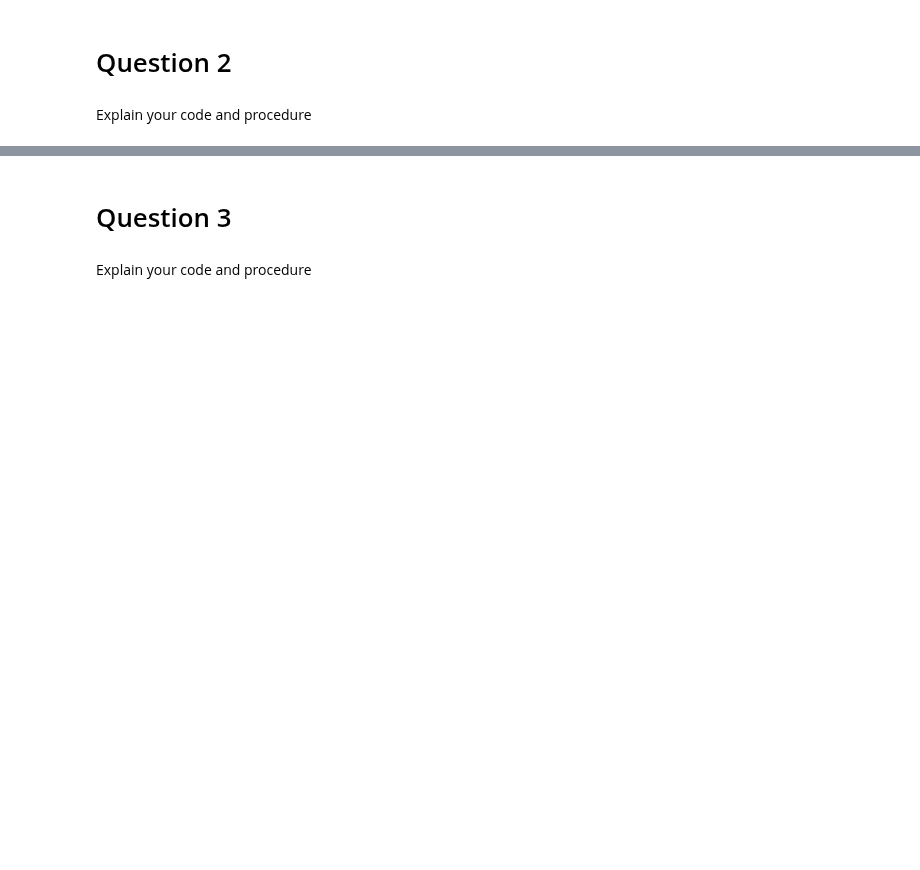
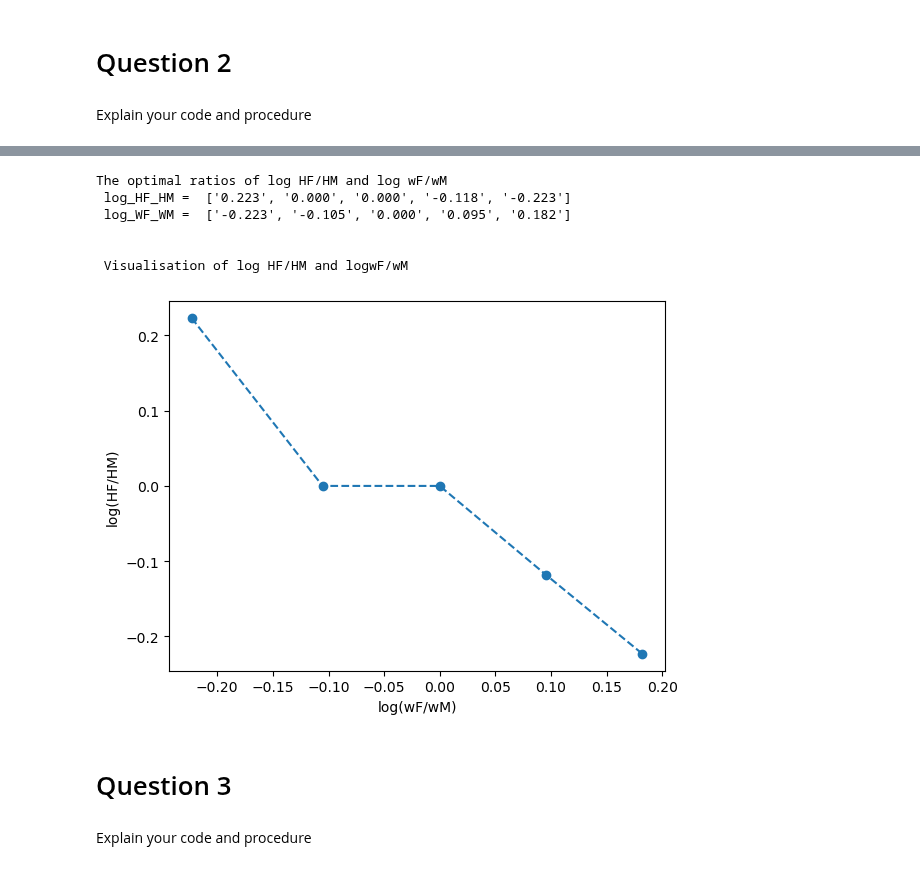
Before and after one commit to NumEconCopenhagen/projects-2023-mes, a Jupyter notebook: inauguralproject/inauguralproject.ipynb, the cells around one changed output, grey strips where cells are left out. Cells and saved outputs as stored; diff of their text form; code cells hidden in the pictures; blank space fills up the shorter version.

```diff
--- a/inauguralproject/inauguralproject.ipynb
+++ b/inauguralproject/inauguralproject.ipynb
@@ -119,3 +95,54 @@ BWK_w: [-0.2231435513142097, -0.10536051565782628, 0.0, 0.09531017980432493, 0.1
+# %%
+# Question 2
+# safe the Class as Model
+model = HouseholdSpecializationModelClass()
+
+# create an empty list for the log HF/HM
+log_HF_HM = []
+
+# loop over the different elements in wF_vec
+for i in model.par.wF_vec:
+    model.par.wF = i # set i to model.par.wF
+    discrete = model.solve_discrete() # solve the model for the different wF's
+    HF = discrete.HF # rename the solutions for HF and HM
+    HM = discrete.HM
+    log_HF_HM.append(math.log(HF/HM)) # append the log of HF/HM to the empty list log_HF_HM
+
+# create an empty list for the log WF/WM
+log_WF_WM = []
+
+# loop over the different elements in wF_vec
+for j in model.par.wF_vec:
+    log_WF_WM.append(math.log(j/1)) # append the log of WF/WM to the empty list log_WF_WM (WM is constantly 1)
+
+# cut the solution lists to the first 3 decimal places
+formatted_log_HF_HM = ['{:.3f}'.format(num) for num in log_HF_HM]
+formatted_log_WF_WM = ['{:.3f}'.format(num) for num in log_WF_WM]
+
+# Header
+print('The optimal ratios of log HF/HM and log wF/wM')
+
+# Print the optimal solutions for the ratios
+print(' log_HF_HM = ', formatted_log_HF_HM, '\n', 'log_WF_WM = ', formatted_log_WF_WM)
+
+# Plotting the optimal ratios
+plt.plot(log_WF_WM, log_HF_HM, 'o--')
+plt.ylabel("log(HF/HM)")
+plt.xlabel("log(wF/wM)")
+
+# Header
+print('\n', '\n', 'Visualisation of log HF/HM and logwF/wM')
+
+# show the plot
+plt.show()
+# %% [output]
+The optimal ratios of log HF/HM and log wF/wM
+ log_HF_HM =  ['0.223', '0.000', '0.000', '-0.118', '-0.223']
+ log_WF_WM =  ['-0.223', '-0.105', '0.000', '0.095', '0.182']
+
+
+ Visualisation of log HF/HM and logwF/wM
+[figure, added]
 # %% [markdown]
 # Question 3
 # %% [markdown]
```
Also changed, not shown: parts of 9 cells of this notebook, 1 other file.
